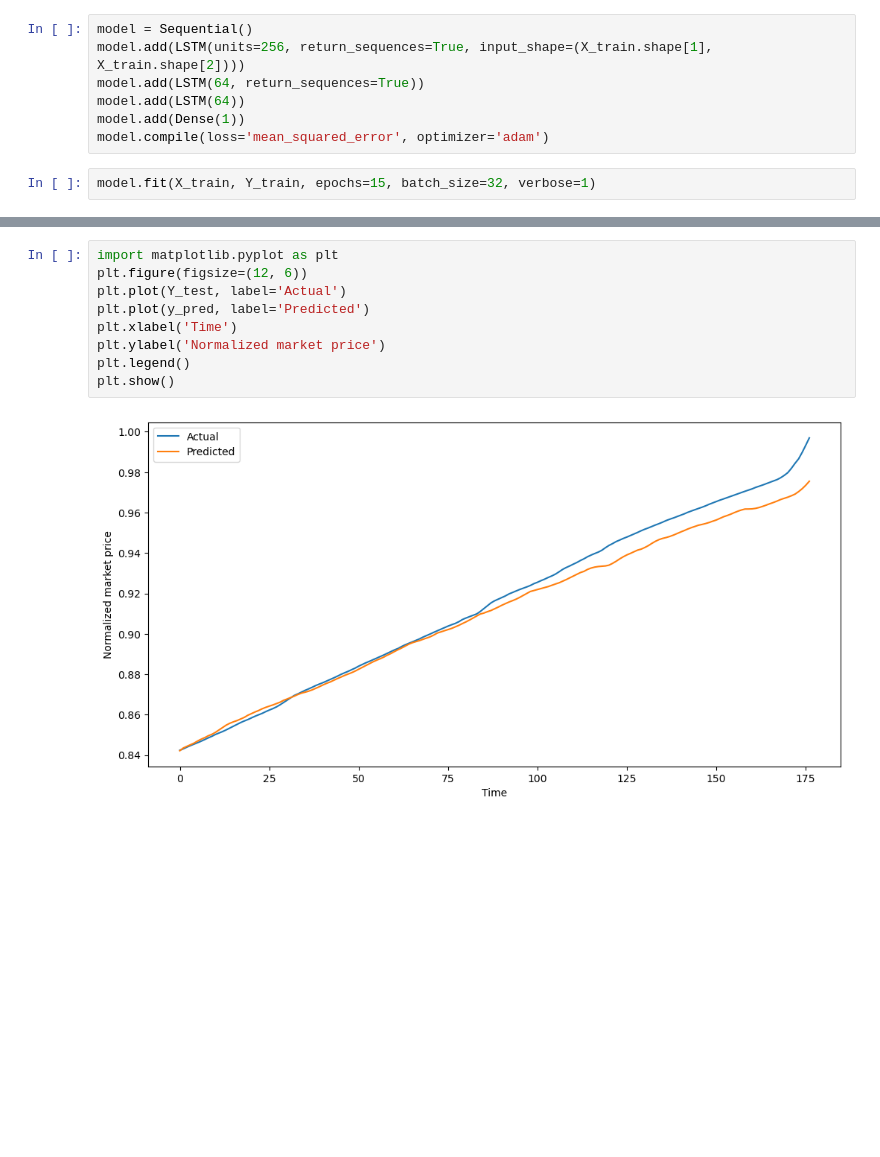
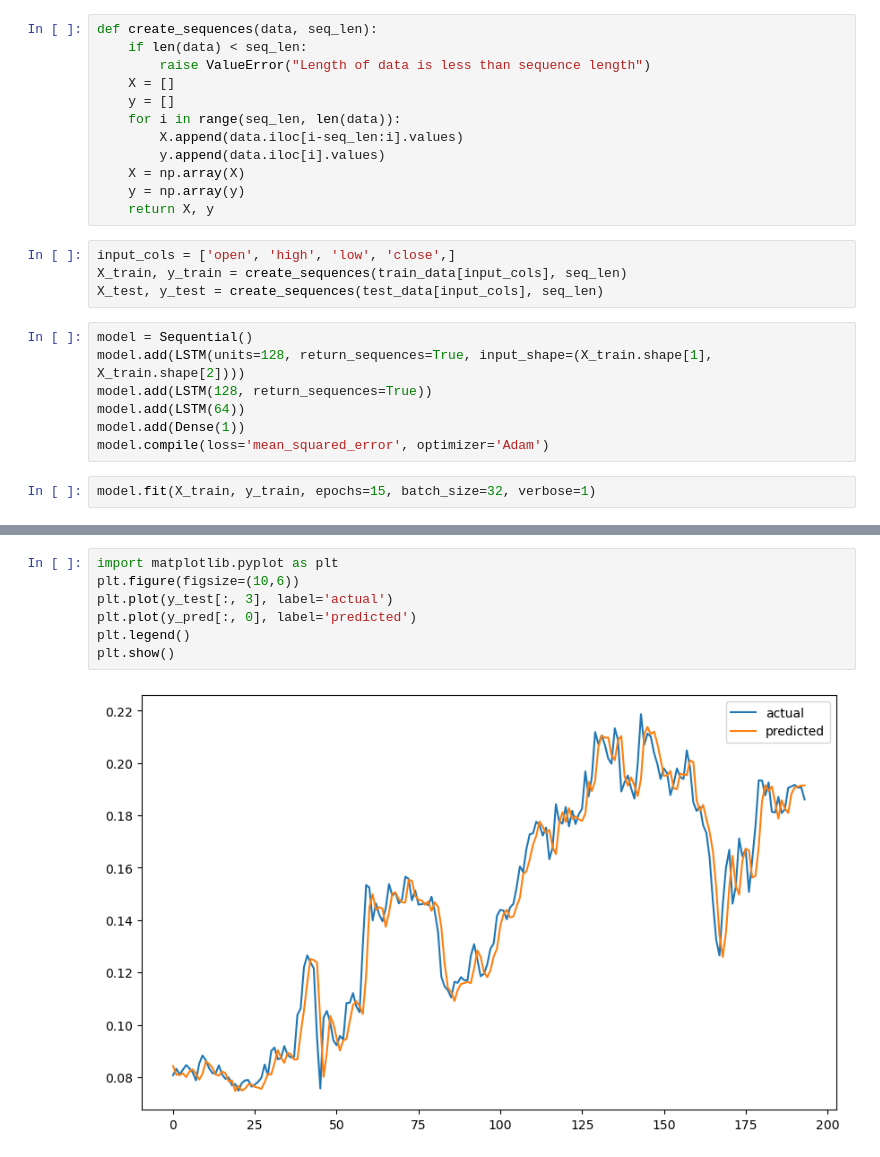
Before and after one commit to natalieQoursha/GraduationProject, a Jupyter notebook: LSTM_litecoin.ipynb, the cells around one changed output, grey strips where cells are left out. Drawn from its saved outputs; the diff is of its cells as text; blank space fills up the shorter version.

```diff
--- a/LSTM_litecoin.ipynb
+++ b/LSTM_litecoin.ipynb
@@ -245,11 +66,27 @@ The exit codes of the workers are {SIGABRT(-6)}
+# %%
+def create_sequences(data, seq_len):
+    if len(data) < seq_len:
+        raise ValueError("Length of data is less than sequence length")
+    X = []
+    y = []
+    for i in range(seq_len, len(data)):
+        X.append(data.iloc[i-seq_len:i].values)
+        y.append(data.iloc[i].values)
+    X = np.array(X)
+    y = np.array(y)
+    return X, y
+# %%
+input_cols = ['open', 'high', 'low', 'close',]
+X_train, y_train = create_sequences(train_data[input_cols], seq_len)
+X_test, y_test = create_sequences(test_data[input_cols], seq_len)
 # %%
 model = Sequential()
-model.add(LSTM(units=256, return_sequences=True, input_shape=(X_train.shape[1], X_train.shape[2])))
-model.add(LSTM(64, return_sequences=True))
+model.add(LSTM(units=128, return_sequences=True, input_shape=(X_train.shape[1], X_train.shape[2])))
+model.add(LSTM(128, return_sequences=True))
 model.add(LSTM(64))
 model.add(Dense(1))
-model.compile(loss='mean_squared_error', optimizer='adam')
+model.compile(loss='mean_squared_error', optimizer='Adam')
 # %%
-model.fit(X_train, Y_train, epochs=15, batch_size=32, verbose=1)
+model.fit(X_train, y_train, epochs=15, batch_size=32, verbose=1)
 # %% [output]
 Epoch 1/15
@@ -285,11 +119,9 @@ Test loss: 4.1002133771234234e-05
 # %%
 import matplotlib.pyplot as plt
-plt.figure(figsize=(12, 6))
-plt.plot(Y_test, label='Actual')
-plt.plot(y_pred, label='Predicted')
-plt.xlabel('Time')
-plt.ylabel('Normalized market price')
+plt.figure(figsize=(10,6))
+plt.plot(y_test[:, 3], label='actual')
+plt.plot(y_pred[:, 0], label='predicted')
 plt.legend()
 plt.show()
 # %% [output]
-[figure, old version]
+[figure, new version]
```
Also changed, not shown: parts of 24 cells of this notebook, 2 other files.
